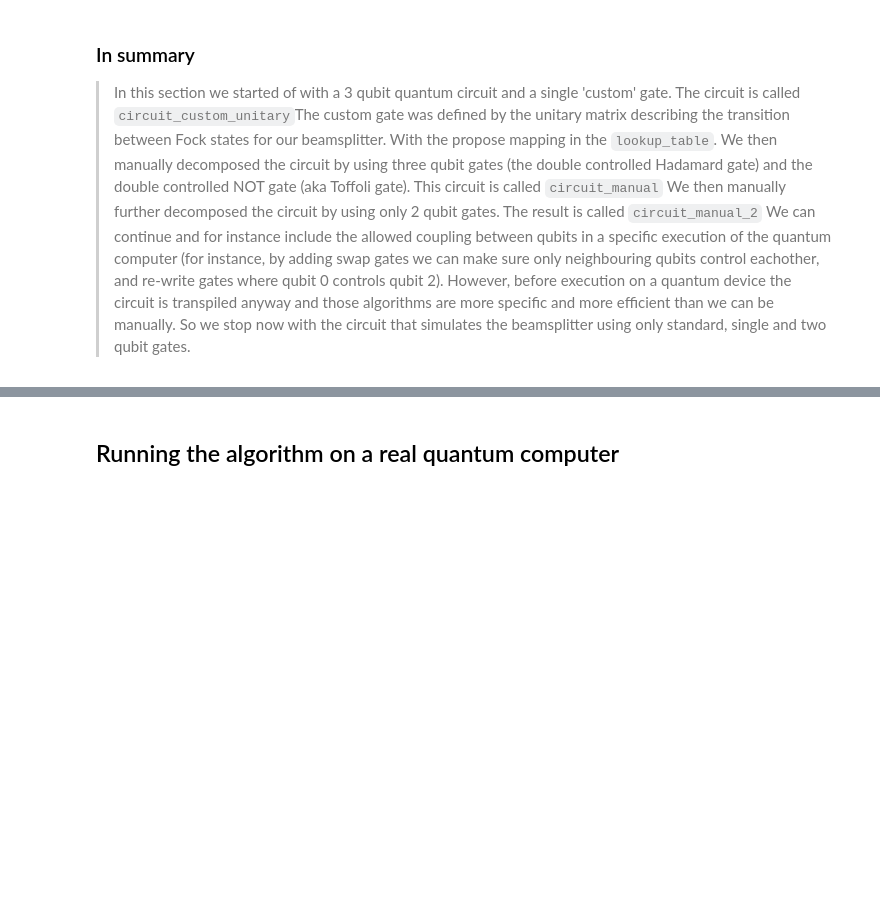
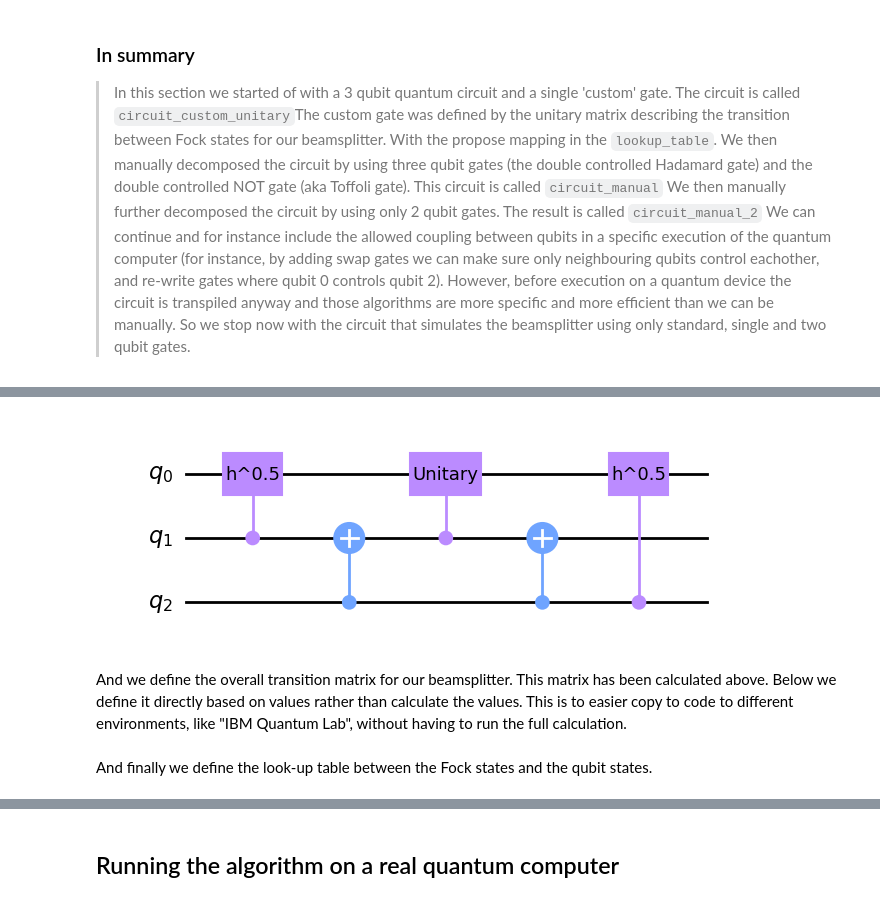
Before and after one commit to robhendrik/HOMsimulation, a Jupyter notebook: Simulation_of_the_HOM_effect_on_a_quantum_computer.ipynb, the cells around one changed output, grey strips where cells are left out. Saved outputs shown, nothing was run; the diff lists cells and outputs as text; code cells hidden in the pictures; blank space fills up the shorter version.

```diff
--- a/Simulation_of_the_HOM_effect_on_a_quantum_computer.ipynb
+++ b/Simulation_of_the_HOM_effect_on_a_quantum_computer.ipynb
@@ -862,0 +912,17 @@ We can continue and for instance include the allowed coupling between qubits in
+# %%
+# Define the circuit to replace the double controlled Hadamard gate by a circuit using only 2 bit gates.
+from qiskit.circuit.library import HGate
+gate = HGate().power(1/2).control(1)
+
+from qiskit import QuantumCircuit
+circuit_CCH = QuantumCircuit(3)
+circuit_CCH.append(gate, [1,0])
+circuit_CCH.cnot(target_qubit=1, control_qubit=2)
+circuit_CCH.append(gate.inverse(), [1,0])
+circuit_CCH.cnot(target_qubit=1, control_qubit=2)
+circuit_CCH.append(gate, [2,0])
+circuit_CCH.draw('mpl')
+# %% [output]
+[figure, added]
+# %% [markdown]
+And we define the overall transition matrix for our beamsplitter. This matrix has been calculated above. Below we define it directly based on values rather than calculate the values. This is to easier copy to code to different environments, like "IBM Quantum Lab", without having to run the full calculation.
@@ -862,0 +940,2 @@ We can continue and for instance include the allowed coupling between qubits in
+# %% [markdown]
+And finally we define the look-up table between the Fock states and the qubit states.
```
Also changed, not shown: parts of 37 cells of this notebook, 12 other files.
